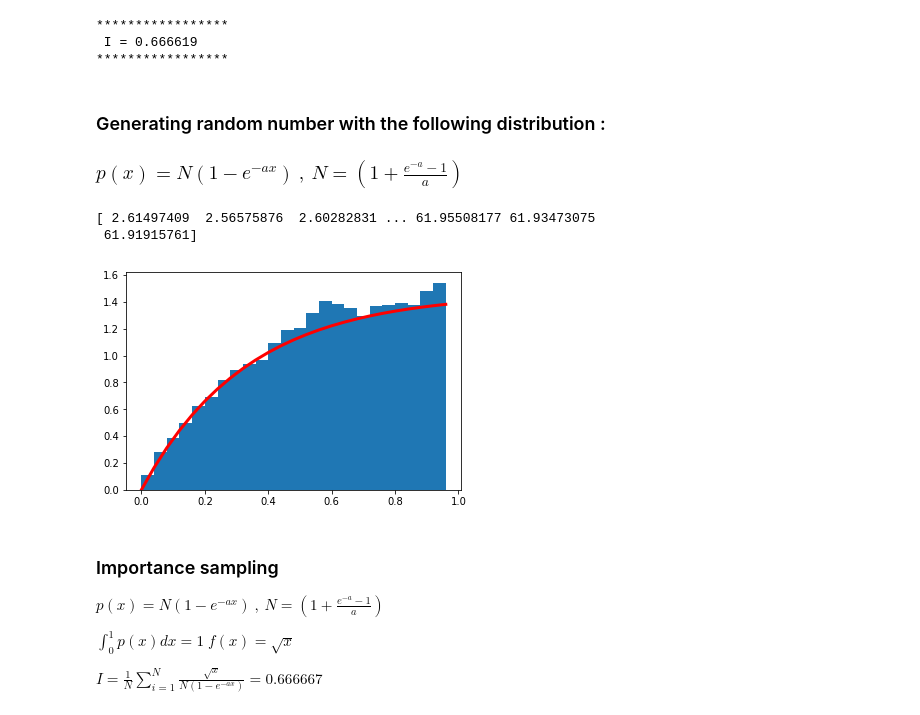
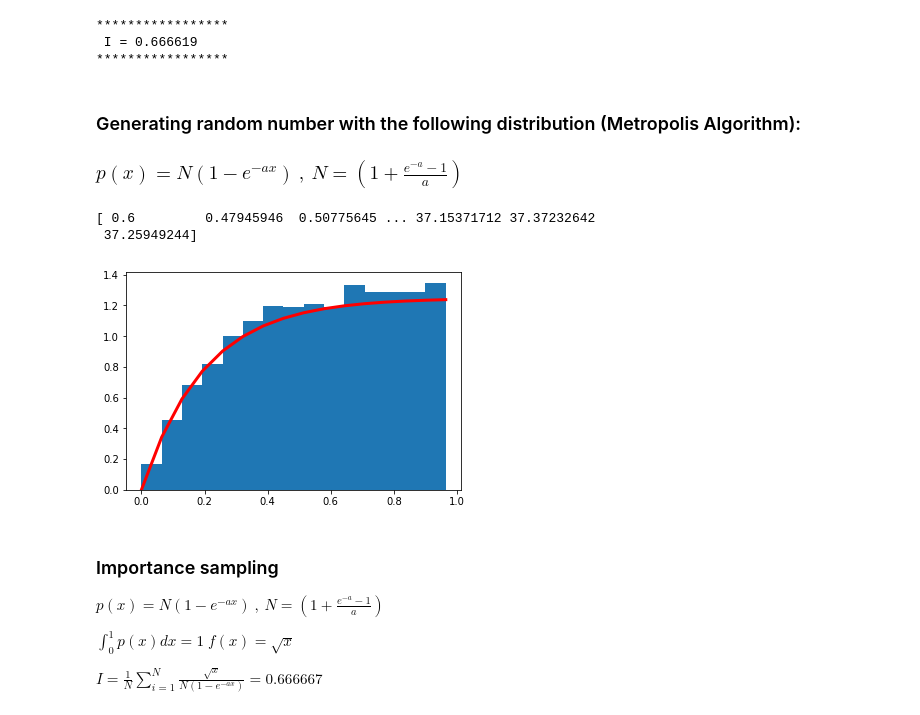
Before and after one commit to Phys7321/HW-Seyedolmohadesin, a Jupyter notebook: HW05/HW05.ipynb, the cells around one changed output. Drawn from its saved outputs; the diff is of its cells as text; code cells hidden in the pictures.

```diff
--- a/HW05/HW05.ipynb
+++ b/HW05/HW05.ipynb
@@ -236,55 +236,48 @@ print ('*****************\n I =',I,'\n*****************')
  I = 0.666619
 *****************
 # %% [markdown]
-### Generating random number with the following distribution :
+### Generating random number with the following distribution  (Metropolis Algorithm):
 ### $p(x)=N (1-e^{-ax}) \ , \ N = (1+ \frac{e^{-a}-1}{a}) $
 # %%
-N = 1500000
+N = 200000
 
 x = np.zeros(N)
-delta = 0.0443
-a=3
+delta = 0.0643
+a=5
 
 def metropolis(xold):
     xtrial = np.random.random()
     xtrial = xold+(2*xtrial-1)*delta
     weight = (1 - np.exp(-a*xtrial)) / (1 - np.exp(-a*xold))
     xnew = xold
     if(weight >= 1): #Accept
         xnew = xtrial
     else:
         r = np.random.random()
         if(r <= weight): #Accept
             xnew = xtrial
     return xnew
 
-# Only here to get a better starting point
-xwalker = 1
-Nwarmup = 50000
-for i in range(Nwarmup):
-    if (xwalker != 0) :
-
-        xwalker = metropolis(xwalker)
 ###
-x[0] = xwalker
+x[0] = 0.6
 
 for i in range(1,N):
     x0 = x[i-1]
     for j in range(10):
         if (x0 != 0 ):
              x0 = metropolis(x0)
     x[i] = metropolis(x0)
 
-binwidth=4/100
+binwidth=delta
 pyplot.hist(x,bins=np.arange(0,1, binwidth),density=True);
 
 norm = a / (a - 1 + np.exp(-a))
 
 pyplot.plot(np.arange(0,1,binwidth),norm*(1 - np.exp(-a*np.arange(0,1, binwidth))),ls='-',c='red',lw=3)
 # %% [output]
-[ 2.61497409  2.56575876  2.60282831 ... 61.95508177 61.93473075
- 61.91915761]
+[ 0.6         0.47945946  0.50775645 ... 37.15371712 37.37232642
+ 37.25949244]
-[figure, old version]
+[figure, new version]
 # %% [markdown]
 ### Importance sampling
 $p(x)=N (1-e^{-ax}) \ , \ N = (1+ \frac{e^{-a}-1}{a}) $
```
Also changed, not shown: parts of 7 cells of this notebook.
